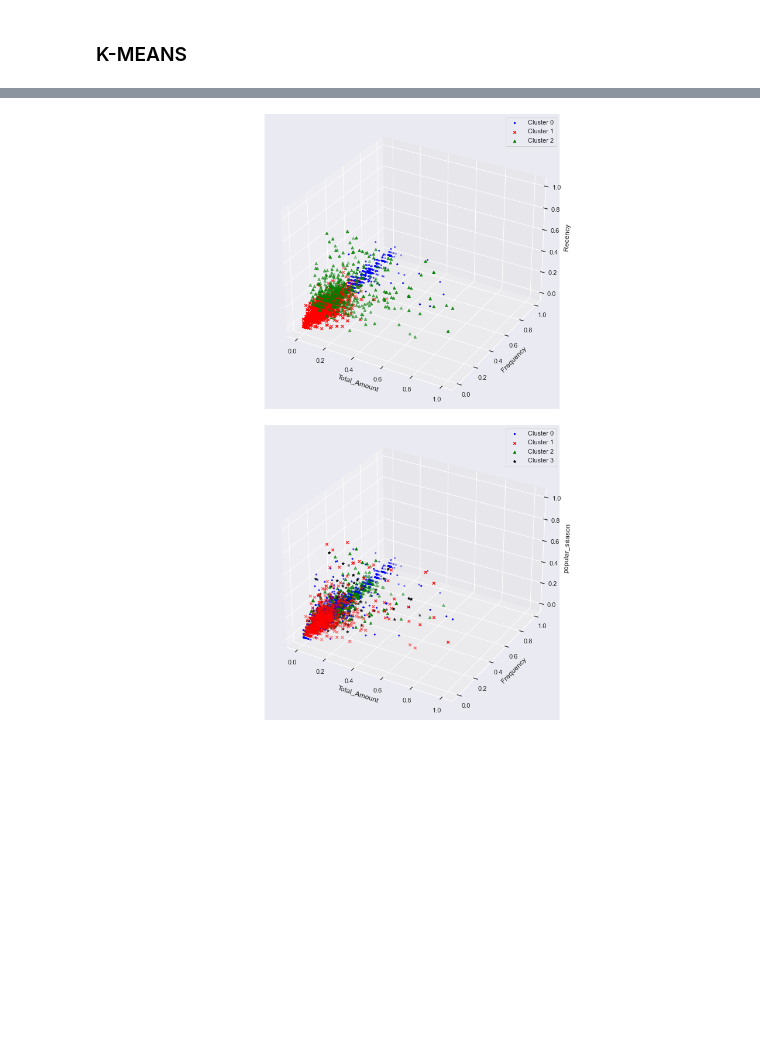
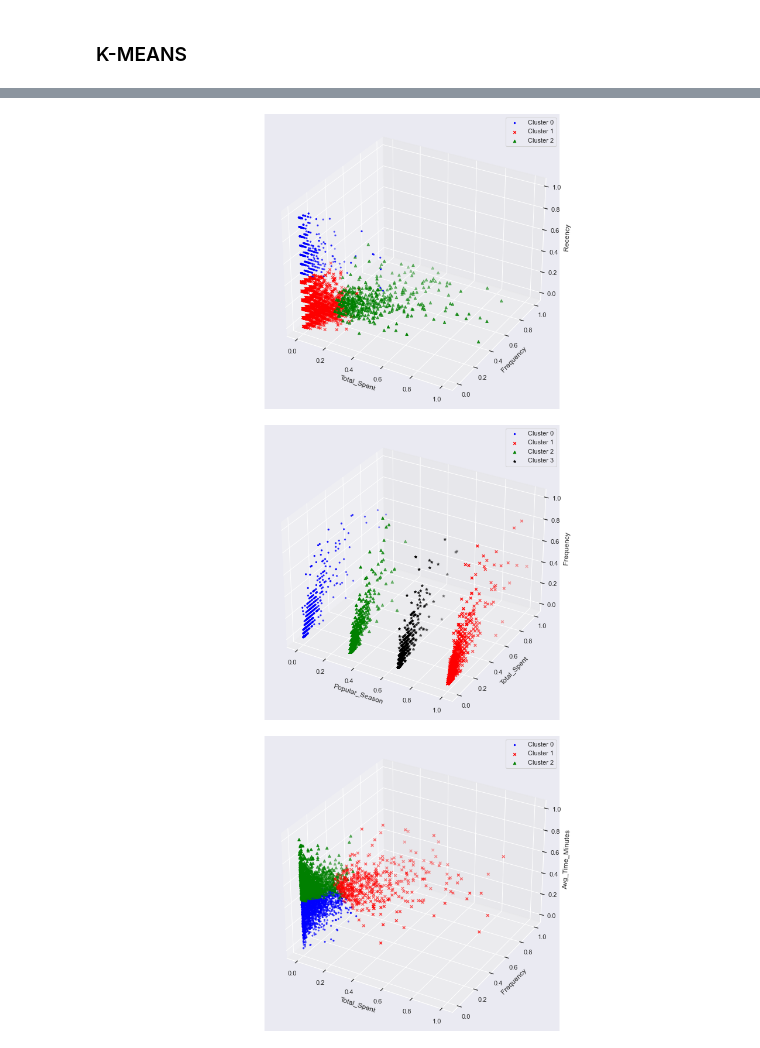
Before and after one commit to JoshWacks/ACMLProject, a Jupyter notebook: ACML_Project.ipynb, the cells around one changed output, grey strips where cells are left out. Drawn from its saved outputs; the diff is of its cells as text; code cells hidden in the pictures; blank space fills up the shorter version.

```diff
--- a/ACML_Project.ipynb
+++ b/ACML_Project.ipynb
@@ -372,10 +363,13 @@ season1 = df.groupby(['CustomerID'])['Season1Total'].unique().astype(int)
 season2 = df.groupby(['CustomerID'])['Season2Total'].unique().astype(int)
 season3 = df.groupby(['CustomerID'])['Season3Total'].unique().astype(int)
 
+avg_minutes = df.groupby(['CustomerID'])['avg_time_minutes'].unique().astype(float)
 
-df_new = pd.DataFrame({'Recency':res,'Frequency':freq[0],'Total_Amount':mon,
-                       'Min':min,'Max':max,'Mean':mean,
-                       'Season0':season0,'Season1':season1,'Season2':season2,'Season3':season3})
-df_new['popular_season'] = df_new[['Season0','Season1','Season2','Season3']].idxmax(axis =1)
-df_new.head()
+df_customer = pd.DataFrame({'Recency':res,'Frequency':freq[0],'Total_Spent':mon,
+                       'Min_Spent':min,'Max_Spent':max,'Mean_Spent':mean,
+                       'Season0':season0,'Season1':season1,'Season2':season2,'Season3':season3,
+                       'Avg_Time_Minutes': avg_minutes})
+
+df_customer['Popular_Season'] = df_customer[['Season0','Season1','Season2','Season3']].idxmax(axis =1) # Get the most popular season for that customer
+df_customer.head() # This df_customer has info pertaining to each individual customer only
 # %% [output]
@@ -389,4 +383,4 @@ df_new.head()
 # %%
-df_new['popular_season'] = df_new['popular_season'].astype('category').cat.codes
-df_new.head()
+df_customer['Popular_Season'] = df_customer['Popular_Season'].astype('category').cat.codes
+df_customer.head()
 # %% [output]
@@ -495,10 +481,10 @@ def three_d_scatter(df_clusters,num_clusters,labels):
 	fig = plt.figure(figsize=(15,7))
 	# ax = fig.add_subplot(111, projection = '3d')
 	ax = Axes3D(fig)
+	if num_clusters == 0:
+		num_clusters = df_clusters['cluster'].max() - df_clusters['cluster'].min()
 
-	# num_clusters = df_clusters['cluster'].max() - df_clusters['cluster'].min()
-	# print(num_clusters)
-
+	print(num_clusters)
 	ax.set_xlabel(labels[0])
 	ax.set_ylabel(labels[1])
 	ax.set_zlabel(labels[2])
@@ -508,9 +494,9 @@ def three_d_scatter(df_clusters,num_clusters,labels):
 
 
 	for i in range(num_clusters):
-		x = df_clusters['Total_Amount'].where(df_clusters['cluster'] == i)
-		y = df_clusters['Recency'].where(df_clusters['cluster'] == i)
-		z = df_clusters['Frequency'].where(df_clusters['cluster'] == i)
+		x = df_clusters[labels[0]].where(df_clusters['cluster'] == i)
+		y = df_clusters[labels[1]].where(df_clusters['cluster'] == i)
+		z = df_clusters[labels[2]].where(df_clusters['cluster'] == i)
 
 		ax.scatter( x, y, z,color = color_arr[i], s = 20,marker = shape_arr[i],label = F" Cluster {i}")
 
@@ -559,24 +546,21 @@ k_means_2_Features()
 # %%
 def k_means_3_Features():
 	%matplotlib widget
-	num_centres = [3]
+	num_centres = [3,4,3]
+	comparison_arr = [['Total_Spent','Frequency','Recency'],['Popular_Season','Total_Spent','Frequency'],['Total_Spent','Frequency','Avg_Time_Minutes']]
 
-	for nc in num_centres:
-		np_array = df_new[['Total_Amount','Frequency','Recency']].to_numpy()
+	for nc,comp in zip(num_centres,comparison_arr):
+		np_array = df_customer[comp].to_numpy()
 		kmeans = cluster.KMeans(n_clusters=nc,random_state=42).fit(np_array)
-		df_clusters = df_new.copy()
+		df_clusters = df_customer.copy()
 		df_clusters['cluster'] = kmeans.labels_
-		three_d_scatter(df_clusters,nc,['Total_Amount','Frequency','Recency'])
+		three_d_scatter(df_clusters,nc,comp)
 
-	np_array = df_new[['Total_Amount','Frequency','popular_season']].to_numpy()
-	kmeans = cluster.KMeans(n_clusters=4,random_state=42).fit(np_array)
-	df_clusters = df_new.copy()
-	df_clusters['cluster'] = kmeans.labels_
-	three_d_scatter(df_clusters,4,['Total_Amount','Frequency','popular_season'])
 
 k_means_3_Features()
 
 #TODO plot individual clusters
 # %% [output]
-[figure, old version]
+[figure, new version]
-[figure, old version]
+[figure, new version]
+[figure, added]
```
Also changed, not shown: parts of 31 cells of this notebook.
